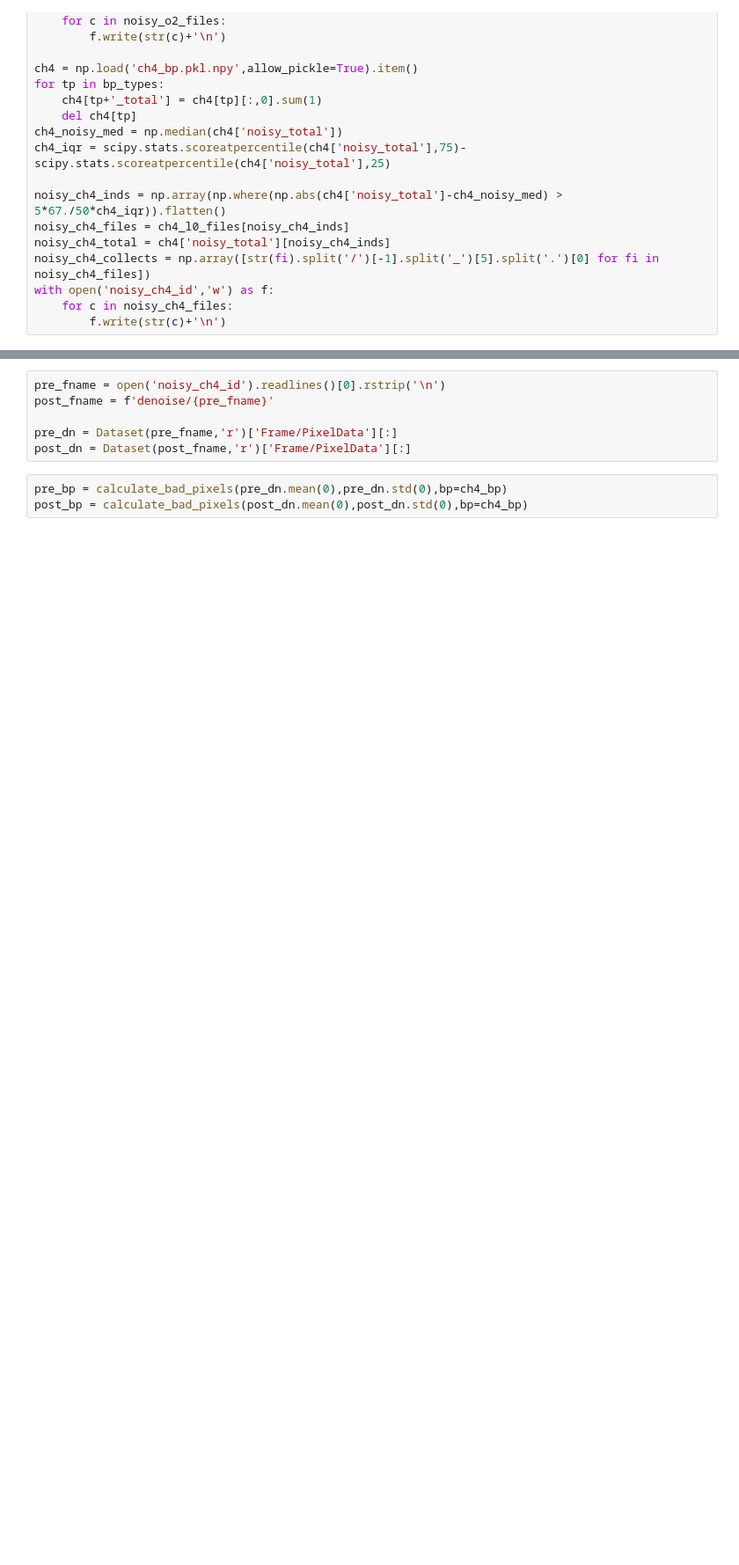
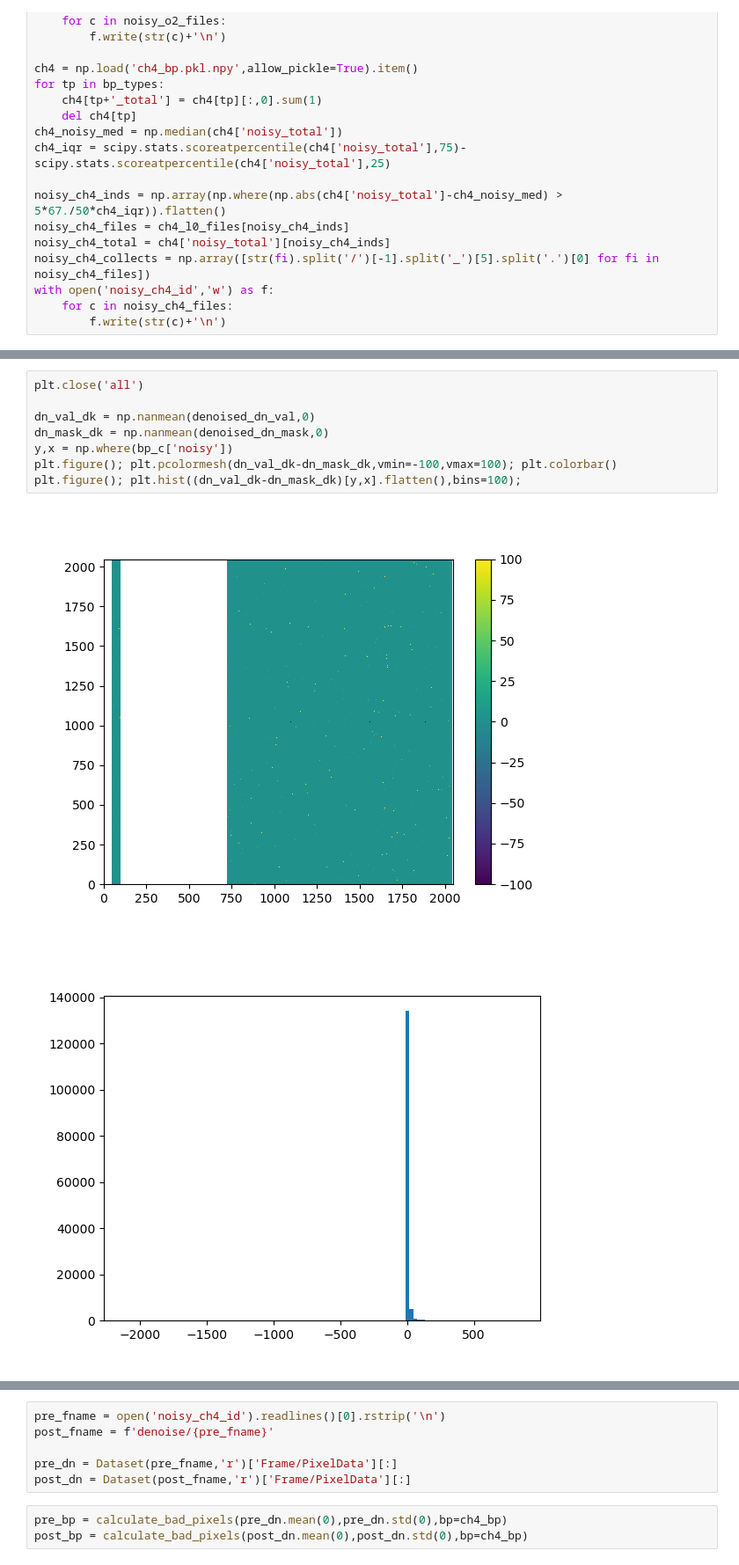
Before and after one commit to seancrowell/methanesat, a Jupyter notebook: darks/denoise_darks.ipynb, the cells around one changed output, grey strips where cells are left out. Shown at 88% size. Drawn from its saved outputs; the diff is of its cells as text; blank space fills up the shorter version.

```diff
--- a/darks/denoise_darks.ipynb
+++ b/darks/denoise_darks.ipynb
@@ -189,0 +297,11 @@ for ifi,fname in enumerate(noisy_ch4_files[:1]):
+# %%
+plt.close('all')
+
+dn_val_dk = np.nanmean(denoised_dn_val,0)
+dn_mask_dk = np.nanmean(denoised_dn_mask,0)
+y,x = np.where(bp_c['noisy'])
+plt.figure(); plt.pcolormesh(dn_val_dk-dn_mask_dk,vmin=-100,vmax=100); plt.colorbar()
+plt.figure(); plt.hist((dn_val_dk-dn_mask_dk)[y,x].flatten(),bins=100);
+# %% [output]
+[figure, added]
+[figure, added]
```
Also changed, not shown: parts of 11 cells of this notebook, 5 other files.
